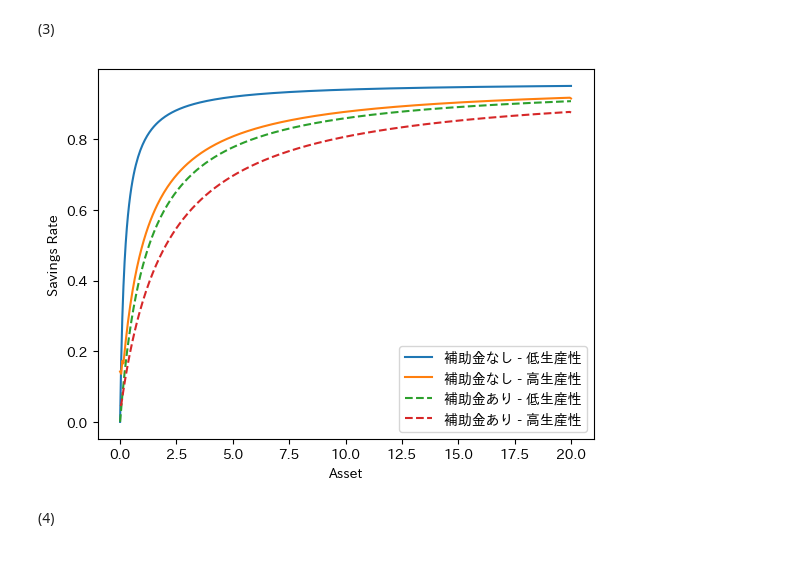
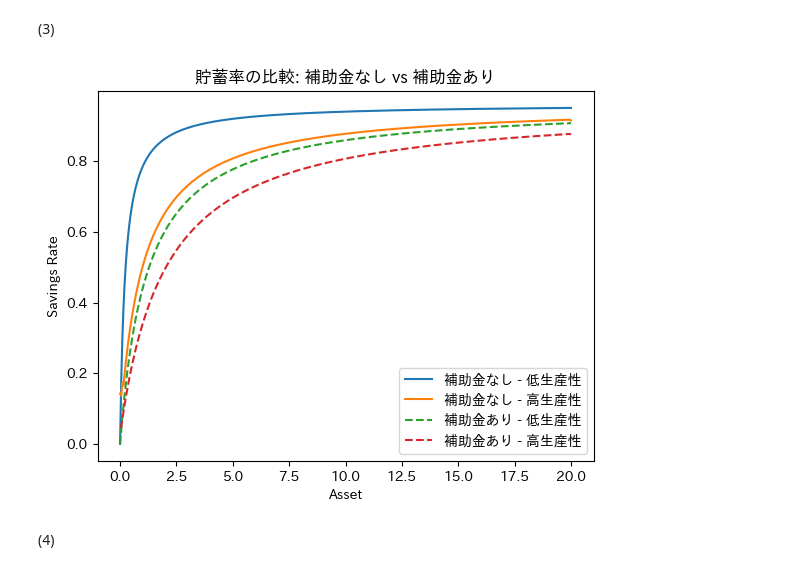
Before and after one commit to kouchan0708/Naka-Kotaro-quant-macro-last-assignment, a Jupyter notebook: Quant_macro_last_assign.ipynb, the cells around one changed output. Drawn from its saved outputs; the diff is of its cells as text; code cells hidden in the pictures.

```diff
--- a/Quant_macro_last_assign.ipynb
+++ b/Quant_macro_last_assign.ipynb
@@ -73,9 +73,9 @@ def plot_savings_rate(param, r, w, title):
     plt.figure(figsize=(10, 6))
     for ih in range(param['NH']):
         if ih == 0:
-            label = 'low_productivity'
+            label = '低生産性'
         else:
-            label = 'high_productivity'
+            label = '高生産性'
         plt.plot(a, aplus[:, ih]/(c[ih, :] + aplus[:, ih]), label=label)
     plt.xlabel("Assets")
     plt.ylabel("Savings Rate")
@@ -89,5 +89,5 @@ param = setPar()
 r, w = 0.04, 1
 
 # Plot
-plot_savings_rate(param, r, w, "Comparison of Savings Rates (low_productivity and high_productivity)")
+plot_savings_rate(param, r, w, "貯蓄率の比較 (低生産性 and 高生産性)")
 # %% [output]
@@ -262,34 +262,36 @@ def plot_savings_rate(aplus, c, label, linestyle):
     NA = aplus.shape[0]
     a = np.linspace(param['a_l'], param['a_u'], NA)
     for ih in range(param['NH']):
         if ih == 0:
             productivity_label = '低生産性'
         else:
             productivity_label = '高生産性'
         plt.plot(a, aplus[:, ih] / (c[:, ih] + aplus[:, ih]), label=f'{label} - {productivity_label}', linestyle=linestyle)
     plt.xlabel("Asset")
     plt.ylabel("Savings Rate")
     plt.legend()
 
 # Parameters
 r = 0.04
 w = 1
 param = setPar()
 
 # Initial scenario without lump-sum transfer
 T_initial = 0
 aplus_initial, _, c_initial = solve_household(param, r, w, T_initial)
 plt.figure()
 plot_savings_rate(aplus_initial, c_initial, "補助金なし", linestyle='-')
 
 # Scenario with lump-sum transfer
 T_lump_sum = 1
 aplus_lump_sum, _, c_lump_sum = solve_household(param, r, w, T_lump_sum)
 plot_savings_rate(aplus_lump_sum, c_lump_sum, "補助金あり", linestyle='--')
 
+# Add graph title
+plt.title("貯蓄率の比較: 補助金なし vs 補助金あり")
 plt.show()
 # %% [output]
-[figure, old version]
+[figure, new version]
 # %% [markdown]
 (4)
 # %%
```
Also changed, not shown: parts of 1 cell of this notebook.
